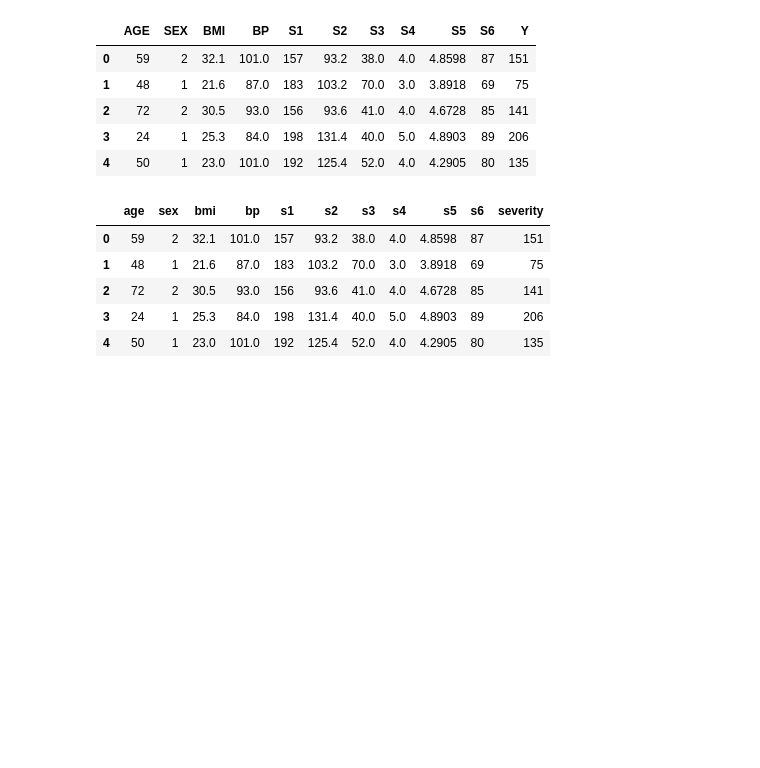
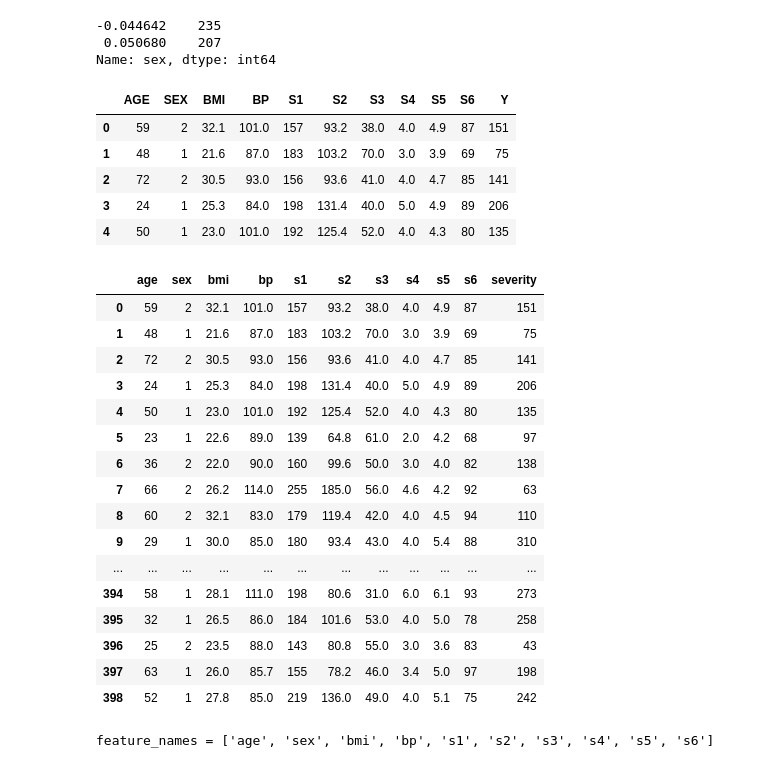
Before and after one commit to totalgood/dsdh, a Jupyter notebook: jupyter-notebooks/server/L3-diabetes-assignment.ipynb, the cells around one changed output. Saved outputs shown, nothing was run; the diff lists cells and outputs as text; code cells hidden in the pictures; blank space fills up the shorter version.

```diff
--- a/jupyter-notebooks/server/L3-diabetes-assignment.ipynb
+++ b/jupyter-notebooks/server/L3-diabetes-assignment.ipynb
@@ -41,0 +1,9 @@ df.head(10).round(3)
+# %%
+import pandas as pd
+import numpy as np
+import seaborn as sns
+import matplotlib.pyplot as plt
+from IPython.display import display
+pd.options.display.max_columns = 500
+pd.options.display.max_rows = 30
+sns.set()  # seaborn settings that make prettier plots
@@ -42,22 +32,47 @@ df.head(10).round(3)
+# %%
+df.sex.value_counts()
+# %% [output]
+-0.044642    235
+ 0.050680    207
+Name: sex, dtype: int64
 # %%
 df = pd.read_csv('https://www4.stat.ncsu.edu/~boos/var.select/diabetes.tab.txt', sep='\t')
-df.head()
+df.head().round(1)
 # %% [output]
 |  | AGE | SEX | BMI | BP | S1 | S2 | S3 | S4 | S5 | S6 | Y |
-| 0 | 59 | 2 | 32.1 | 101.0 | 157 | 93.2 | 38.0 | 4.0 | 4.8598 | 87 | 151 |
-| 1 | 48 | 1 | 21.6 | 87.0 | 183 | 103.2 | 70.0 | 3.0 | 3.8918 | 69 | 75 |
-| 2 | 72 | 2 | 30.5 | 93.0 | 156 | 93.6 | 41.0 | 4.0 | 4.6728 | 85 | 141 |
-| 3 | 24 | 1 | 25.3 | 84.0 | 198 | 131.4 | 40.0 | 5.0 | 4.8903 | 89 | 206 |
-| 4 | 50 | 1 | 23.0 | 101.0 | 192 | 125.4 | 52.0 | 4.0 | 4.2905 | 80 | 135 |
+| 0 | 59 | 2 | 32.1 | 101.0 | 157 | 93.2 | 38.0 | 4.0 | 4.9 | 87 | 151 |
+| 1 | 48 | 1 | 21.6 | 87.0 | 183 | 103.2 | 70.0 | 3.0 | 3.9 | 69 | 75 |
+| 2 | 72 | 2 | 30.5 | 93.0 | 156 | 93.6 | 41.0 | 4.0 | 4.7 | 85 | 141 |
+| 3 | 24 | 1 | 25.3 | 84.0 | 198 | 131.4 | 40.0 | 5.0 | 4.9 | 89 | 206 |
+| 4 | 50 | 1 | 23.0 | 101.0 | 192 | 125.4 | 52.0 | 4.0 | 4.3 | 80 | 135 |
 # %%
 columns = [name.lower() for name in df.columns]
 columns[-1] = 'severity'
 df.columns = columns
-df.head()
+pd.options.display.max_rows = 500
+display(df.round(1))
+pd.options.display.max_rows = 20
 # %% [output]
 |  | age | sex | bmi | bp | s1 | s2 | s3 | s4 | s5 | s6 | severity |
-| 0 | 59 | 2 | 32.1 | 101.0 | 157 | 93.2 | 38.0 | 4.0 | 4.8598 | 87 | 151 |
-| 1 | 48 | 1 | 21.6 | 87.0 | 183 | 103.2 | 70.0 | 3.0 | 3.8918 | 69 | 75 |
-| 2 | 72 | 2 | 30.5 | 93.0 | 156 | 93.6 | 41.0 | 4.0 | 4.6728 | 85 | 141 |
-| 3 | 24 | 1 | 25.3 | 84.0 | 198 | 131.4 | 40.0 | 5.0 | 4.8903 | 89 | 206 |
-| 4 | 50 | 1 | 23.0 | 101.0 | 192 | 125.4 | 52.0 | 4.0 | 4.2905 | 80 | 135 |
+| 0 | 59 | 2 | 32.1 | 101.0 | 157 | 93.2 | 38.0 | 4.0 | 4.9 | 87 | 151 |
+| 1 | 48 | 1 | 21.6 | 87.0 | 183 | 103.2 | 70.0 | 3.0 | 3.9 | 69 | 75 |
+| 2 | 72 | 2 | 30.5 | 93.0 | 156 | 93.6 | 41.0 | 4.0 | 4.7 | 85 | 141 |
+| 3 | 24 | 1 | 25.3 | 84.0 | 198 | 131.4 | 40.0 | 5.0 | 4.9 | 89 | 206 |
+| 4 | 50 | 1 | 23.0 | 101.0 | 192 | 125.4 | 52.0 | 4.0 | 4.3 | 80 | 135 |
+| 5 | 23 | 1 | 22.6 | 89.0 | 139 | 64.8 | 61.0 | 2.0 | 4.2 | 68 | 97 |
+| 6 | 36 | 2 | 22.0 | 90.0 | 160 | 99.6 | 50.0 | 3.0 | 4.0 | 82 | 138 |
+| 7 | 66 | 2 | 26.2 | 114.0 | 255 | 185.0 | 56.0 | 4.6 | 4.2 | 92 | 63 |
+| 8 | 60 | 2 | 32.1 | 83.0 | 179 | 119.4 | 42.0 | 4.0 | 4.5 | 94 | 110 |
+| 9 | 29 | 1 | 30.0 | 85.0 | 180 | 93.4 | 43.0 | 4.0 | 5.4 | 88 | 310 |
+| ... | ... | ... | ... | ... | ... | ... | ... | ... | ... | ... | ... |
+| 394 | 58 | 1 | 28.1 | 111.0 | 198 | 80.6 | 31.0 | 6.0 | 6.1 | 93 | 273 |
+| 395 | 32 | 1 | 26.5 | 86.0 | 184 | 101.6 | 53.0 | 4.0 | 5.0 | 78 | 258 |
+| 396 | 25 | 2 | 23.5 | 88.0 | 143 | 80.8 | 55.0 | 3.0 | 3.6 | 83 | 43 |
+| 397 | 63 | 1 | 26.0 | 85.7 | 155 | 78.2 | 46.0 | 3.4 | 5.0 | 97 | 198 |
+| 398 | 52 | 1 | 27.8 | 85.0 | 219 | 136.0 | 49.0 | 4.0 | 5.1 | 75 | 242 |
+# %%
+target_names = ['severity']
+feature_names = [name for name in df.columns if name not in target_names]
+print(f'feature_names = {feature_names}')
+# %% [output]
+feature_names = ['age', 'sex', 'bmi', 'bp', 's1', 's2', 's3', 's4', 's5', 's6']
```
Also changed, not shown: parts of 27 cells of this notebook, 8 other files.
